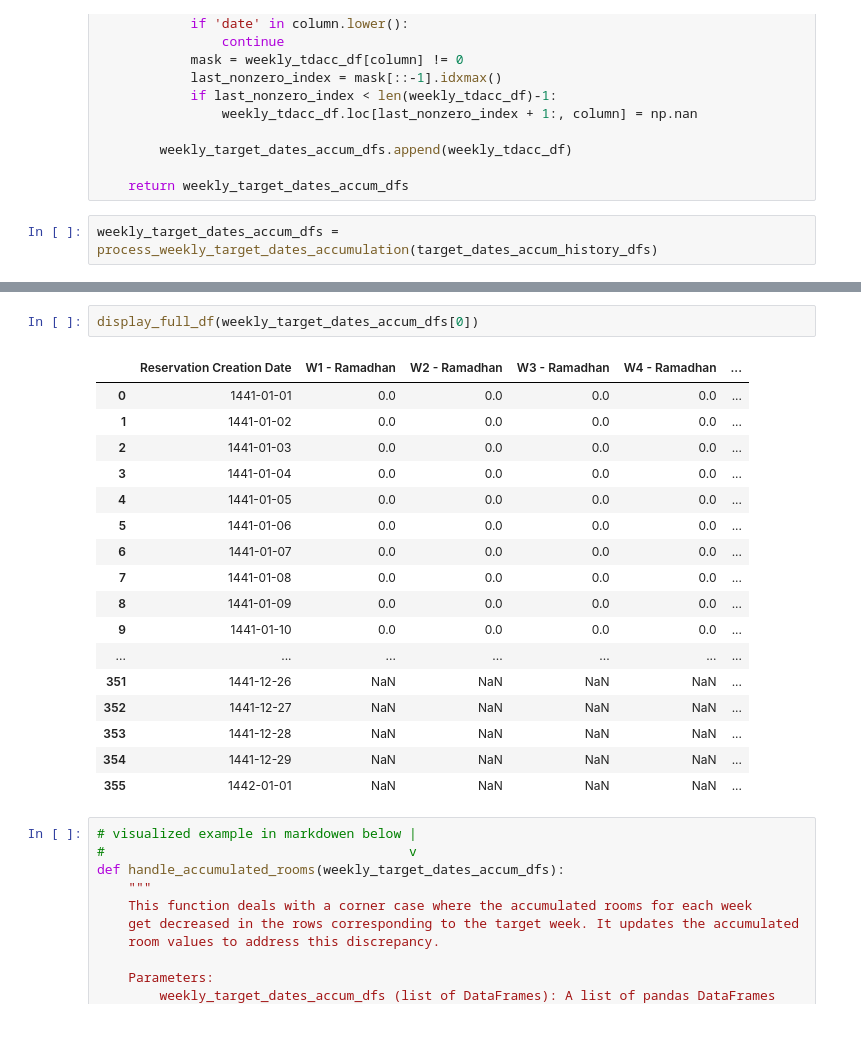
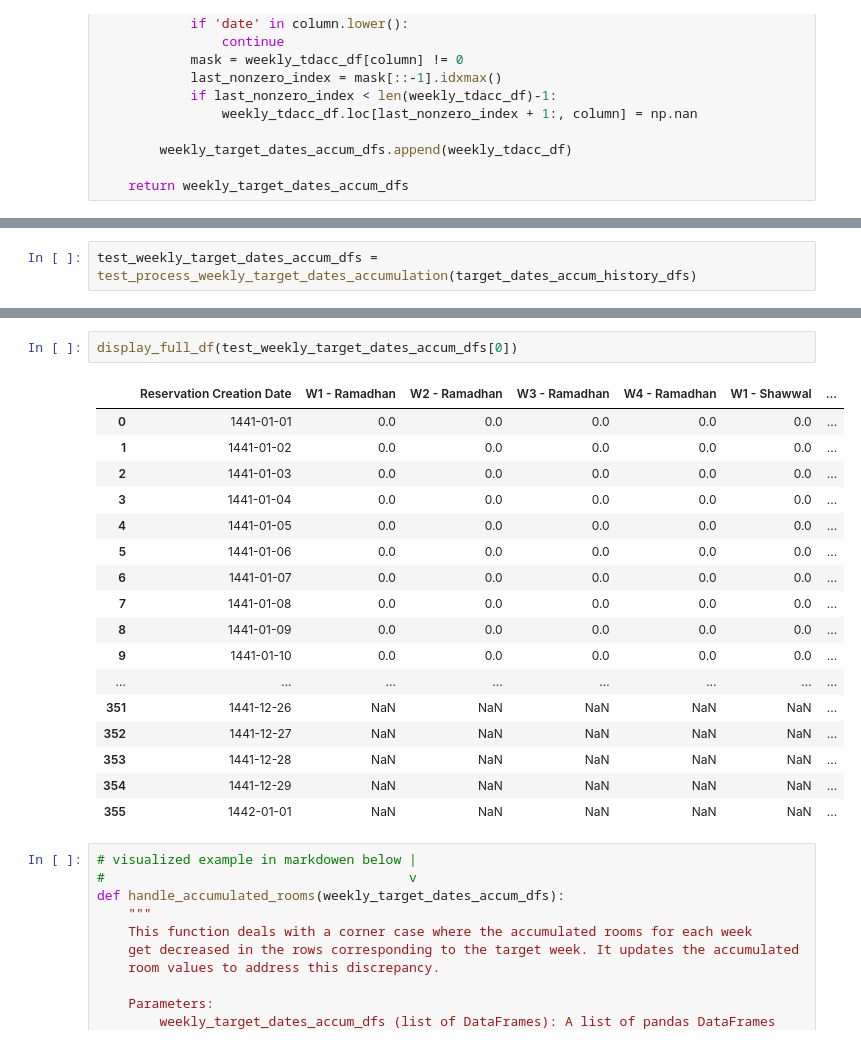
Before and after one commit to Ziadmohamed345/k2s-hotel-reservation, a Jupyter notebook: util-res-task/util-res-data-prep.ipynb, the cells around one changed output, grey strips where cells are left out. Saved outputs shown, nothing was run; the diff lists cells and outputs as text.

```diff
--- a/util-res-task/util-res-data-prep.ipynb
+++ b/util-res-task/util-res-data-prep.ipynb
@@ -471,5 +487,3 @@ def process_weekly_target_dates_accumulation(target_dates_accum_history_dfs):
         weekly_target_dates_accum_dfs.append(weekly_tdacc_df)
 
     return weekly_target_dates_accum_dfs
-# %%
-weekly_target_dates_accum_dfs = process_weekly_target_dates_accumulation(target_dates_accum_history_dfs)
@@ -493,0 +545,2 @@ Index([1442-12-24, 1442-12-25, 1442-12-26, 1442-12-27, 1442-12-28, 1442-12-29,
+# %%
+test_weekly_target_dates_accum_dfs = test_process_weekly_target_dates_accumulation(target_dates_accum_history_dfs)
@@ -494,23 +565,23 @@ Index([1442-12-24, 1442-12-25, 1442-12-26, 1442-12-27, 1442-12-28, 1442-12-29,
 # %%
-display_full_df(weekly_target_dates_accum_dfs[0])
+display_full_df(test_weekly_target_dates_accum_dfs[0])
 # %% [output]
-|  | Reservation Creation Date | W1 - Ramadhan | W2 - Ramadhan | W3 - Ramadhan | W4 - Ramadhan | ... |
-| 0 | 1441-01-01 | 0.0 | 0.0 | 0.0 | 0.0 | ... |
-| 1 | 1441-01-02 | 0.0 | 0.0 | 0.0 | 0.0 | ... |
-| 2 | 1441-01-03 | 0.0 | 0.0 | 0.0 | 0.0 | ... |
-| 3 | 1441-01-04 | 0.0 | 0.0 | 0.0 | 0.0 | ... |
-| 4 | 1441-01-05 | 0.0 | 0.0 | 0.0 | 0.0 | ... |
-| 5 | 1441-01-06 | 0.0 | 0.0 | 0.0 | 0.0 | ... |
-| 6 | 1441-01-07 | 0.0 | 0.0 | 0.0 | 0.0 | ... |
-| 7 | 1441-01-08 | 0.0 | 0.0 | 0.0 | 0.0 | ... |
-| 8 | 1441-01-09 | 0.0 | 0.0 | 0.0 | 0.0 | ... |
-| 9 | 1441-01-10 | 0.0 | 0.0 | 0.0 | 0.0 | ... |
-| ... | ... | ... | ... | ... | ... | ... |
-| 351 | 1441-12-26 | NaN | NaN | NaN | NaN | ... |
-| 352 | 1441-12-27 | NaN | NaN | NaN | NaN | ... |
-| 353 | 1441-12-28 | NaN | NaN | NaN | NaN | ... |
-| 354 | 1441-12-29 | NaN | NaN | NaN | NaN | ... |
-| 355 | 1442-01-01 | NaN | NaN | NaN | NaN | ... |
+|  | Reservation Creation Date | W1 - Ramadhan | W2 - Ramadhan | W3 - Ramadhan | W4 - Ramadhan | W1 - Shawwal | ... |
+| 0 | 1441-01-01 | 0.0 | 0.0 | 0.0 | 0.0 | 0.0 | ... |
+| 1 | 1441-01-02 | 0.0 | 0.0 | 0.0 | 0.0 | 0.0 | ... |
+| 2 | 1441-01-03 | 0.0 | 0.0 | 0.0 | 0.0 | 0.0 | ... |
+| 3 | 1441-01-04 | 0.0 | 0.0 | 0.0 | 0.0 | 0.0 | ... |
+| 4 | 1441-01-05 | 0.0 | 0.0 | 0.0 | 0.0 | 0.0 | ... |
+| 5 | 1441-01-06 | 0.0 | 0.0 | 0.0 | 0.0 | 0.0 | ... |
+| 6 | 1441-01-07 | 0.0 | 0.0 | 0.0 | 0.0 | 0.0 | ... |
+| 7 | 1441-01-08 | 0.0 | 0.0 | 0.0 | 0.0 | 0.0 | ... |
+| 8 | 1441-01-09 | 0.0 | 0.0 | 0.0 | 0.0 | 0.0 | ... |
+| 9 | 1441-01-10 | 0.0 | 0.0 | 0.0 | 0.0 | 0.0 | ... |
+| ... | ... | ... | ... | ... | ... | ... | ... |
+| 351 | 1441-12-26 | NaN | NaN | NaN | NaN | NaN | ... |
+| 352 | 1441-12-27 | NaN | NaN | NaN | NaN | NaN | ... |
+| 353 | 1441-12-28 | NaN | NaN | NaN | NaN | NaN | ... |
+| 354 | 1441-12-29 | NaN | NaN | NaN | NaN | NaN | ... |
+| 355 | 1442-01-01 | NaN | NaN | NaN | NaN | NaN | ... |
 # %%
 # visualized example in markdowen below |
 #                                       v
```
Also changed, not shown: parts of 5 cells of this notebook.
